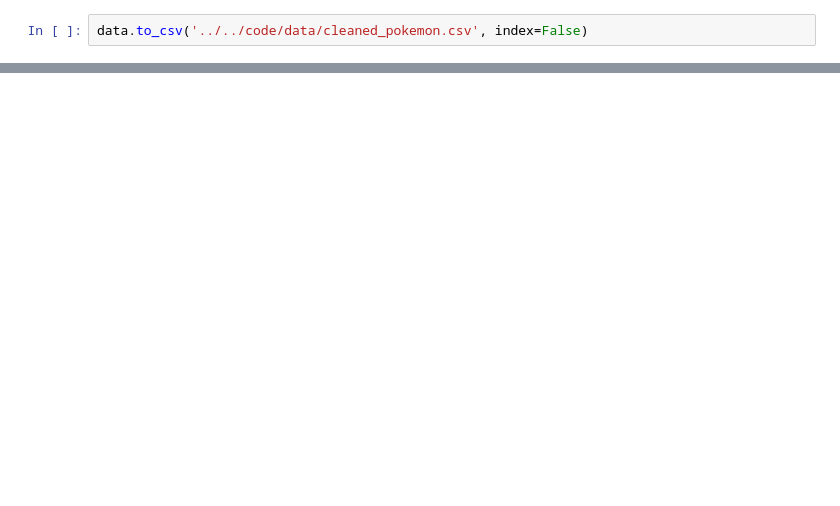
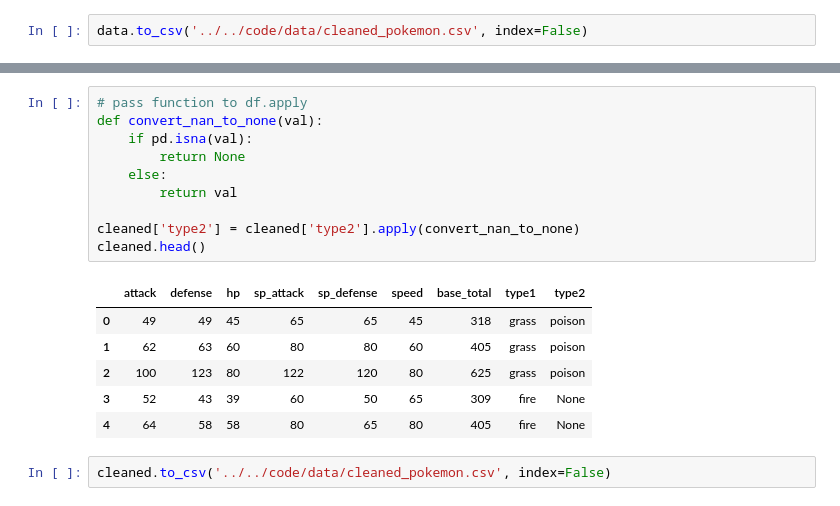
Before and after one commit to light-magician/ml-daily, a Jupyter notebook: code/generating_tabular_data/pkmn_data_cleaning.ipynb, the cells around one changed output, grey strips where cells are left out. Saved outputs shown, nothing was run; the diff lists cells and outputs as text; blank space fills up the shorter version.

```diff
--- a/code/generating_tabular_data/pkmn_data_cleaning.ipynb
+++ b/code/generating_tabular_data/pkmn_data_cleaning.ipynb
@@ -87,0 +101,19 @@ from statsmodels.multivariate.manova import MANOVA
+# %%
+# pass function to df.apply
+def convert_nan_to_none(val):
+    if pd.isna(val):
+        return None
+    else:
+        return val
+
+cleaned['type2'] = cleaned['type2'].apply(convert_nan_to_none)
+cleaned.head()
+# %% [output]
+|  | attack | defense | hp | sp_attack | sp_defense | speed | base_total | type1 | type2 |
+| 0 | 49 | 49 | 45 | 65 | 65 | 45 | 318 | grass | poison |
+| 1 | 62 | 63 | 60 | 80 | 80 | 60 | 405 | grass | poison |
+| 2 | 100 | 123 | 80 | 122 | 120 | 80 | 625 | grass | poison |
+| 3 | 52 | 43 | 39 | 60 | 50 | 65 | 309 | fire | None |
+| 4 | 64 | 58 | 58 | 80 | 65 | 80 | 405 | fire | None |
+# %%
+cleaned.to_csv('../../code/data/cleaned_pokemon.csv', index=False)
```
Also changed, not shown: parts of 7 cells of this notebook, 9 other files.
